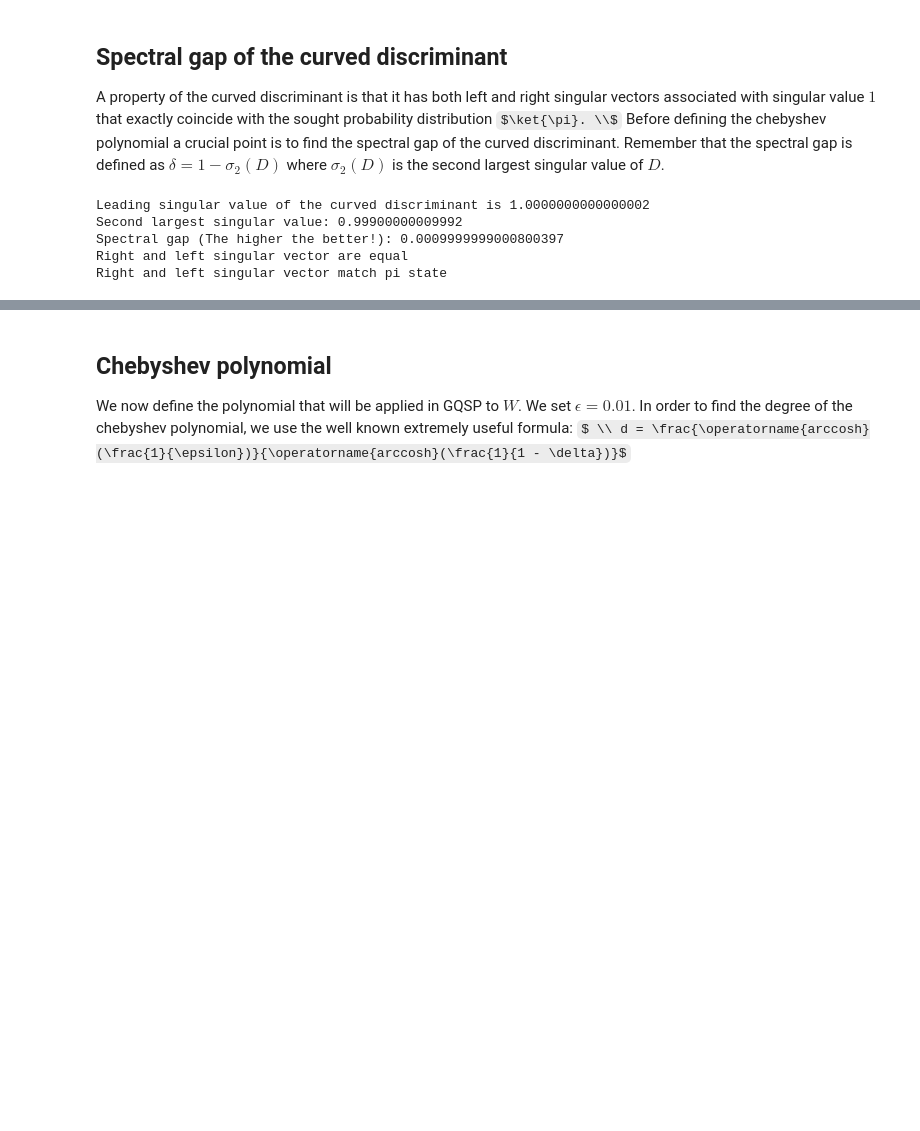
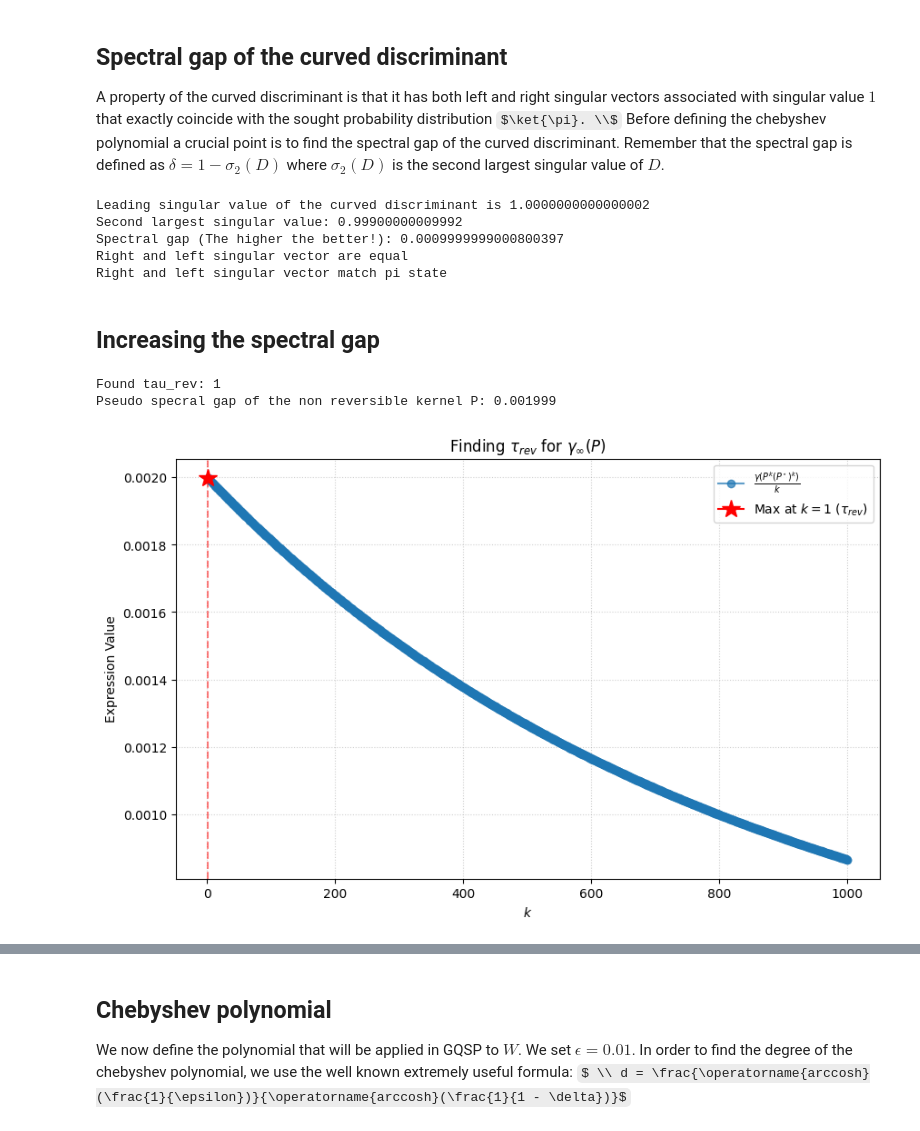
Before and after one commit to frafino/Quantum-Speedup-for-Nonreversible-Markov-Chains, a Jupyter notebook: non_reversible_toy_chain.ipynb, the cells around one changed output, grey strips where cells are left out. Saved outputs shown, nothing was run; the diff lists cells and outputs as text; code cells hidden in the pictures; some formulas as TeX source; blank space fills up the shorter version.

```diff
--- a/non_reversible_toy_chain.ipynb
+++ b/non_reversible_toy_chain.ipynb
@@ -397,3 +397,5 @@ Second largest singular value: 0.99900000009992
 Spectral gap (The higher the better!): 0.0009999999000800397
 Right and left singular vector are equal
 Right and left singular vector match pi state
+# %% [markdown]
+## Increasing the spectral gap
@@ -399,0 +428,75 @@ Right and left singular vector match pi state
+# %%
+import numpy as np
+import matplotlib.pyplot as plt
+
+def find_tau_rev(P, P_rev, gamma_func, max_k=50):
+    """
+    Finds tau_rev that maximizes gamma(P^k * P_rev^k) / k.
+
+    Parameters:
+    P (np.ndarray): The transition matrix P
+    P_rev (np.ndarray): The reversed transition matrix P* (P_rev)
+    gamma_func (callable): A function that takes a matrix and returns a scalar gamma
+    max_k (int): The maximum value of k to search through
+
+    Returns:
+    int: tau_rev (the k that maximizes the expression)
+    np.ndarray: Array of evaluated k values
+    np.ndarray: Array of the expression values for each k
+    """
+    k_values = np.arange(1, max_k + 1)
+    gamma_inf_values = []
+
+    for k in k_values:
+        # Compute P^k and P_rev^k
+        P_k = np.linalg.matrix_power(P, k)
+        P_rev_k = np.linalg.matrix_power(P_rev, k)
+
+        # Multiply them: P^k * (P*)^k
+        M = P_k @ P_rev_k
+
+        # Evaluate the expression: gamma(M) / k
+        val = gamma_func(M) / k
+        gamma_inf_values.append(val)
+
+    gamma_inf_values = np.array(gamma_inf_values)
+
+    # Find tau_rev (the k corresponding to the maximum value)
+    max_idx = np.argmax(gamma_inf_values)
+    tau_rev = k_values[max_idx]
+
+    return tau_rev, k_values, gamma_inf_values
+
+
+tau_rev, ks, gamma_vals = find_tau_rev(P, P_rev, gamma_func=spectral_gap, max_k=1000)
+max_gamma_val = gamma_vals[ks == tau_rev][0]
+
+print(f"Found tau_rev: {tau_rev}")
+print(f"Pseudo specral gap of the non reversible kernel P: {max_gamma_val:.6f}")
+
+# 3. Plotting the results
+plt.figure(figsize=(10, 6))
+plt.plot(ks, gamma_vals, marker='o', linestyle='-', alpha=0.7, label=r'$\frac{\gamma(P^k (P^\star)^k)}{k}$')
+
+# Highlight the maximum value (tau_rev)
+plt.plot(tau_rev, max_gamma_val, marker='*', markersize=15, color='red',
+         label=f'Max at $k = {tau_rev}$ ($\\tau_{{rev}}$)')
+plt.axvline(x=tau_rev, color='red', linestyle='--', alpha=0.5)
+
+plt.title(r'Finding $\tau_{rev}$ for $\gamma_\infty(P)$')
+plt.xlabel('$k$')
+plt.ylabel('Expression Value')
+plt.grid(True, linestyle=':', alpha=0.6)
+plt.legend()
+plt.show()
+
+# 4. Compute the final matrices raised to tau_rev
+P_tau_rev = np.linalg.matrix_power(P, tau_rev)
+P_rev_tau_rev = np.linalg.matrix_power(P_rev, tau_rev)
+
+print(f"\nMatrix P^{tau_rev}:\n", P_tau_rev)
+print(f"\nMatrix P_rev^{tau_rev}:\n", P_rev_tau_rev)
+# %% [output]
+Found tau_rev: 1
+Pseudo specral gap of the non reversible kernel P: 0.001999
+[figure, added]
```
Also changed, not shown: parts of 13 cells of this notebook.
